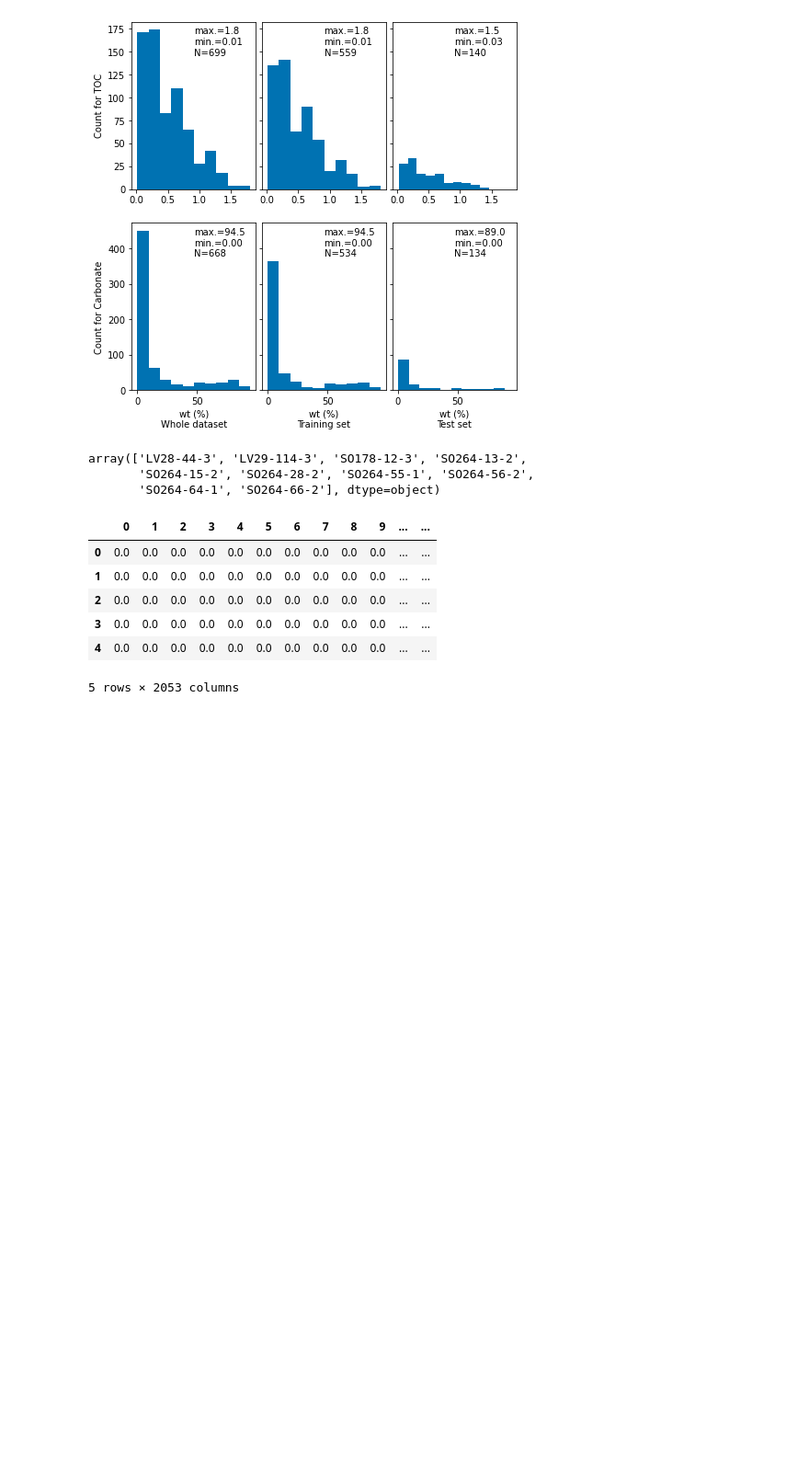
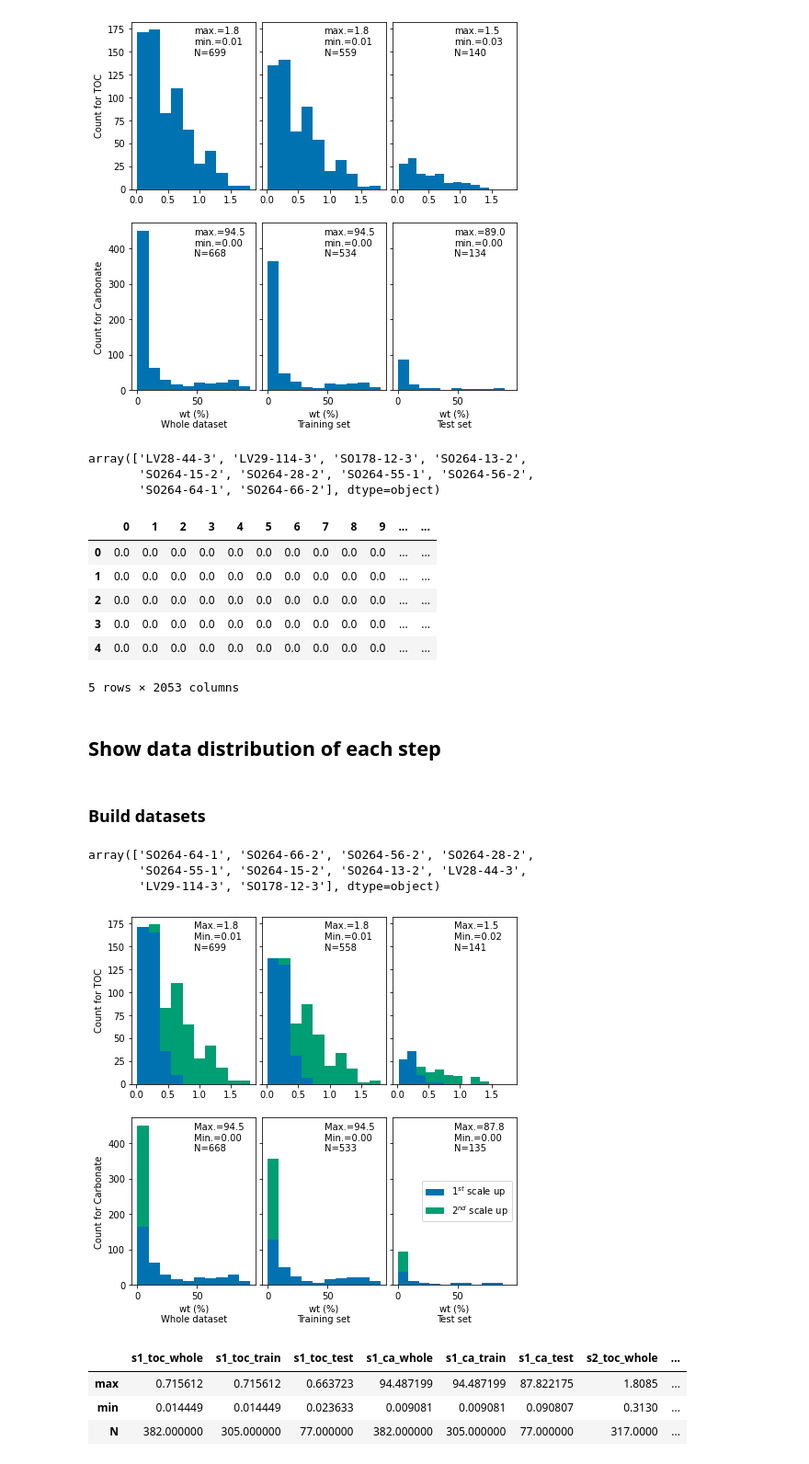
Before and after one commit to dispink/CaCO3_NWP, a Jupyter notebook: plot_for_paper.ipynb, the cells around one changed output. Shown at 92% size. Saved outputs shown, nothing was run; the diff lists cells and outputs as text; code cells hidden in the pictures; blank space fills up the shorter version.

Commit message:
Modify histograms to show data distributions in each step
Output:
data_distribution_20210325.csv
data_hist_s1+2_20210325.png
data_hist_pilot_20210325.png
	modified:   plot_for_paper.ipynb

```diff
--- a/plot_for_paper.ipynb
+++ b/plot_for_paper.ipynb
@@ -68,3 +68,55 @@ merge_df.head()
 | 3 | 0.0 | 0.0 | 0.0 | 0.0 | 0.0 | 0.0 | 0.0 | 0.0 | 0.0 | 0.0 | ... | ... |
 | 4 | 0.0 | 0.0 | 0.0 | 0.0 | 0.0 | 0.0 | 0.0 | 0.0 | 0.0 | 0.0 | ... | ... |
 5 rows × 2053 columns
+# %% [markdown]
+## Show data distribution of each step
+# %% [markdown]
+### Build datasets
+# %%
+merge_df = pd.read_csv('data/spe+bulk_dataset_20201215.csv', index_col=0)
+merge_df.core.unique()
+# %% [output]
+array(['SO264-64-1', 'SO264-66-2', 'SO264-56-2', 'SO264-28-2',
+       'SO264-55-1', 'SO264-15-2', 'SO264-13-2', 'LV28-44-3',
+       'LV29-114-3', 'SO178-12-3'], dtype=object)
+# %%
+from sklearn.model_selection import train_test_split
+
+#merge_df = pd.read_csv('data/spe+bulk_dataset_20201215.csv', index_col=0)
+SO264_core = merge_df.core.unique()[:-3]
+scale_1_df = merge_df[merge_df.core.isin(SO264_core)].copy()
+scale_2_ca = merge_df.loc[merge_df.core.isin(['LV28-44-3', 'LV29-114-3']), 'CaCO3%']
+scale_2_toc = merge_df.loc[merge_df.core.isin(['LV28-44-3', 'LV29-114-3', 'SO178-12-3']), 'TOC%']
+
+
+s1_toc_train, s1_toc_test, s1_ca_train, s1_ca_test = train_test_split(scale_1_df['TOC%'].values, scale_1_df['CaCO3%'].values, test_size = 0.2, shuffle = True, random_state = 24)
+s2_toc_train, s2_toc_test = train_test_split(scale_2_toc, test_size = 0.2, shuffle = True, random_state = 24)
+s2_ca_train, s2_ca_test = train_test_split(scale_2_ca, test_size = 0.2, shuffle = True, random_state = 24)
+# %%
+fig, axes = plt.subplots(2, 3, sharex='row', sharey='row', figsize=(7.5, 7))
+
+# TOC
+for ax, s1, s2 in zip(axes[0, :], [scale_1_df['TOC%'], s1_toc_train, s1_toc_test],
+                             [scale_2_toc, s2_toc_train, s2_toc_test]):
+    y = np.hstack((s1, s2))
+    ax.hist([s1, s2], stacked=True)
+    ax.text(0.5, 0.8, "Max.={:.1f}\nMin.={:.2f}\nN={}".format(
+        np.max(y), np.min(y), len(y)), transform=ax.transAxes)
+
+#Carbonate
+for ax, s1, s2, label in zip(axes[1, :], [scale_1_df['CaCO3%'], s1_ca_train, s1_ca_test],
+                             [scale_2_ca, s2_ca_train, s2_ca_test], ['Whole dataset', 'Training set', 'Test set']):
+    y = np.hstack((s1, s2))
+    ax.hist([s1, s2], stacked=True, label=['1$^{st}$ scale up', '2$^{nd}$ scale up'])
+    ax.text(0.5, 0.8, "Max.={:.1f}\nMin.={:.2f}\nN={}".format(
+        np.max(y), np.min(y), len(y)), transform=ax.transAxes)
+    ax.set_xlabel('wt (%)\n{}'.format(label))
+
+axes[0, 0].set_ylabel('Count for TOC')
+axes[1, 0].set_ylabel('Count for Carbonate')
+axes[1, 2].legend(loc='center right')
+
+fig.subplots_adjust(wspace=.05, top=.92)
+fig.savefig('results/data_hist_s1+2_{}.png'.format(date))
+# %% [output]
+[figure, added]
@@ -70,0 +140,12 @@ merge_df.head()
+# %%
+data_info = pd.concat(
+    [pd.DataFrame(s1_toc).T, pd.DataFrame(s1_ca).T, pd.DataFrame(s2_toc).T, pd.DataFrame(s2_ca).T],
+     join='outer', axis=1
+)
+data_info.columns = cols
+data_info
+# %% [output]
+|  | s1_toc_whole | s1_toc_train | s1_toc_test | s1_ca_whole | s1_ca_train | s1_ca_test | s2_toc_whole | ... |
+| max | 0.715612 | 0.715612 | 0.663723 | 94.487199 | 94.487199 | 87.822175 | 1.8085 | ... |
+| min | 0.014449 | 0.014449 | 0.023633 | 0.009081 | 0.009081 | 0.090807 | 0.3130 | ... |
+| N | 382.000000 | 305.000000 | 77.000000 | 382.000000 | 305.000000 | 77.000000 | 317.0000 | ... |
```
Also changed, not shown: parts of 3 cells of this notebook.
